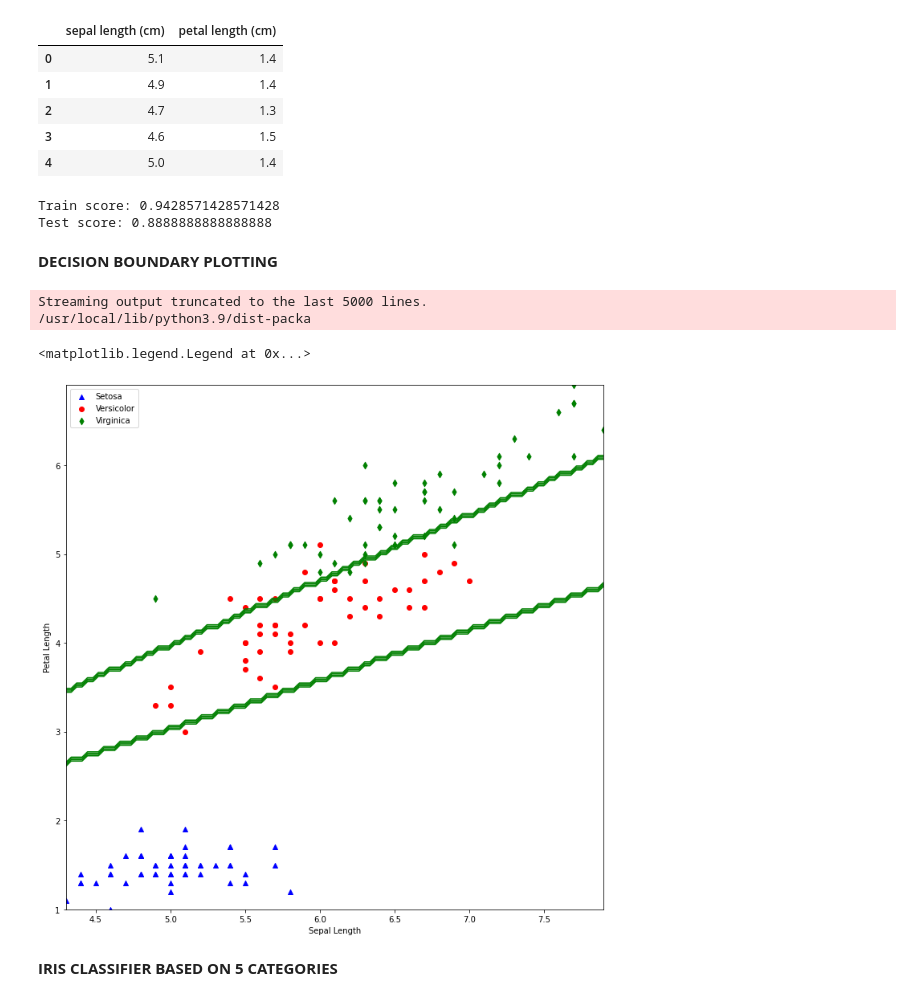
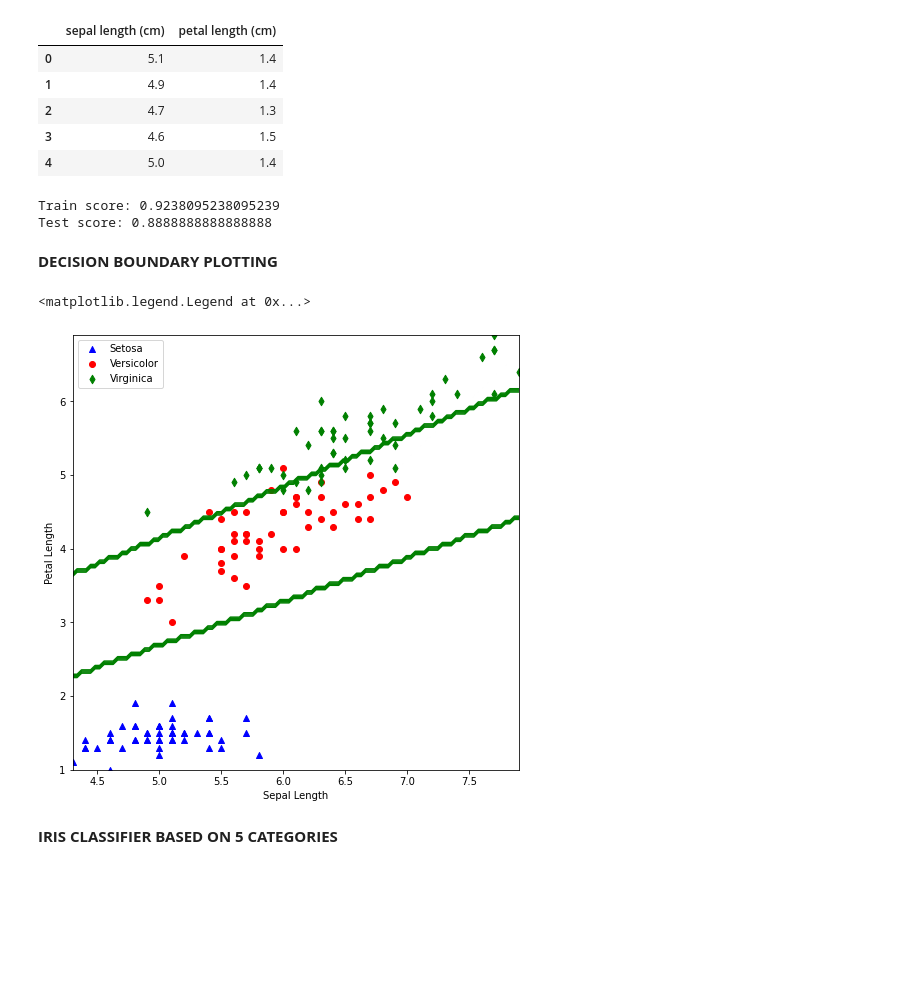
Before and after one commit to DannyNguyen24-Vietnam/Artificial-Intellgence-Course---HCMUTE---Perceptron---Week07, a Jupyter notebook: ARIN_Course_Exercise_Week07.ipynb, the cells around one changed output. Saved outputs shown, nothing was run; the diff lists cells and outputs as text; code cells hidden in the pictures; blank space fills up the shorter version.

```diff
--- a/ARIN_Course_Exercise_Week07.ipynb
+++ b/ARIN_Course_Exercise_Week07.ipynb
@@ -6,6 +6,23 @@ import matplotlib.pyplot as plt
 from sklearn.linear_model import Perceptron
 # %% [markdown]
 **EXERCISE 01: HANDS-ON PERCEPTRON**
+# %%
+####### DECISION BOUNDARY CREATING FUNCTION #######
+def decisionBoundary(min1, max1, min2, max2, lensize, trained_model, plt_len, plt_wid):
+  len_size = lensize
+  x1_range_other  = np.linspace(min1, max1, len_size).reshape(len_size, 1)
+  x2_range_other  = np.linspace(min2, max2, len_size).reshape(len_size, 1)
+  pred_val_other  = np.zeros((len_size, len_size))
+
+  # Combine every x-y and make prediction to finally classify them
+  for i in range(len_size):
+    for j in range(len_size):
+      pred_val_other[i, j] = trained_model.predict([[x1_range_other[i, 0], x2_range_other[j, 0]]]).max()
+
+  # Create meshgrid and plot decision boundary for clusters
+  plt.figure(figsize = [plt_len, plt_wid])
+  mesh_l, mesh_w = np.meshgrid(x1_range_other, x2_range_other)
+  contour_set = plt.contour(mesh_l, mesh_w, pred_val_other.T, colors = 'green')
 # %% [markdown]
 A dataset based on OR logic gate
 # %%
@@ -125,21 +111,3 @@ plt.show()
-# %%
-####### DECISION BOUNDARY CREATING FUNCTION #######
-def decisionBoundary(min1, max1, min2, max2, lensize, trained_model):
-  len_size = lensize
-  x1_range_other  = np.linspace(min1, max1, len_size).reshape(len_size, 1)
-  x2_range_other  = np.linspace(min2, max2, len_size).reshape(len_size, 1)
-  pred_val_other  = np.zeros((len_size, len_size))
-
-  # Combine every x-y and make prediction to finally classify them
-  for i in range(len_size):
-    for j in range(len_size):
-      pred_val_other[i, j] = trained_model.predict([[x1_range_other[i, 0], x2_range_other[j, 0]]]).max()
-
-  # Create meshgrid and plot decision boundary for clusters
-  plt.figure(figsize = [12, 12])
-  plt.legend(['Y=1', 'Y=0', 'Input Instance'])
-  mesh_l, mesh_w = np.meshgrid(x1_range_other, x2_range_other)
-  contour_set = plt.contour(mesh_l, mesh_w, pred_val_other.T, colors = 'green')
 # %% [markdown]
 **EXERCISE 02: IRIS CLASSIFIERS**
 # %%
@@ -309,7 +281,7 @@ x_set2.head()
 # Train-Test split
 x_iris_train, x_iris_test, y_iris_train, y_iris_test = train_test_split(x_set2, y_target, test_size=0.3)
 
-percep_iris_set2 = Perceptron(max_iter=2600, eta0=0.1, random_state=0)    # Set 2 of: Sepal and Petal Length
+percep_iris_set2 = Perceptron(max_iter=3100, eta0=0.2, random_state=0)    # Set 2 of: Sepal and Petal Length
 percep_iris_set2.fit(x_iris_train, y_iris_train)   # Train the model to make predictions of 3 class
 
 # Model evaluation
@@ -320,32 +292,30 @@ test_score  = percep_iris_set2.score(x_iris_test, y_iris_test)
 print("Train score:", train_score)
 print("Test score:", test_score)
 # %% [output]
-Train score: 0.9428571428571428
+Train score: 0.9238095238095239
 Test score: 0.8888888888888888
 # %% [markdown]
 **DECISION BOUNDARY PLOTTING**
 # %%
 # Find limits
 min_length = np.amin(x_set2['sepal length (cm)'])
 max_length = np.amax(x_set2['sepal length (cm)'])
 min_width  = np.amin(x_set2['petal length (cm)'])
 max_width  = np.amax(x_set2['petal length (cm)'])
 
 # Make Plot
-decisionBoundary(min_length, max_length, min_width, max_width, 100, percep_iris_set2)
+decisionBoundary(min_length, max_length, min_width, max_width, 100, percep_iris_set2, 8, 8)
 
 # Plot original data
 plt.scatter(iris_dataframe['sepal length (cm)'][iris_class['target'] == 0], iris_dataframe['petal length (cm)'][iris_class['target'] == 0], marker='^', color = 'blue')
 plt.scatter(iris_dataframe['sepal length (cm)'][iris_class['target'] == 1], iris_dataframe['petal length (cm)'][iris_class['target'] == 1], marker='o', color = 'red')
 plt.scatter(iris_dataframe['sepal length (cm)'][iris_class['target'] == 2], iris_dataframe['petal length (cm)'][iris_class['target'] == 2], marker='d', color = 'green')
 plt.xlabel('Sepal Length')
 plt.ylabel('Petal Length')
 plt.legend(['Setosa', 'Versicolor', 'Virginica'])
 # %% [output]
-Streaming output truncated to the last 5000 lines.
-/usr/local/lib/python3.9/dist-packa
+<matplotlib.legend.Legend at 0x...>
-<matplotlib.legend.Legend at 0x...>
-[figure, old version]
+[figure, new version]
 # %% [markdown]
 **IRIS CLASSIFIER BASED ON 5 CATEGORIES**
 # %%
```
Also changed, not shown: parts of 17 cells of this notebook.
